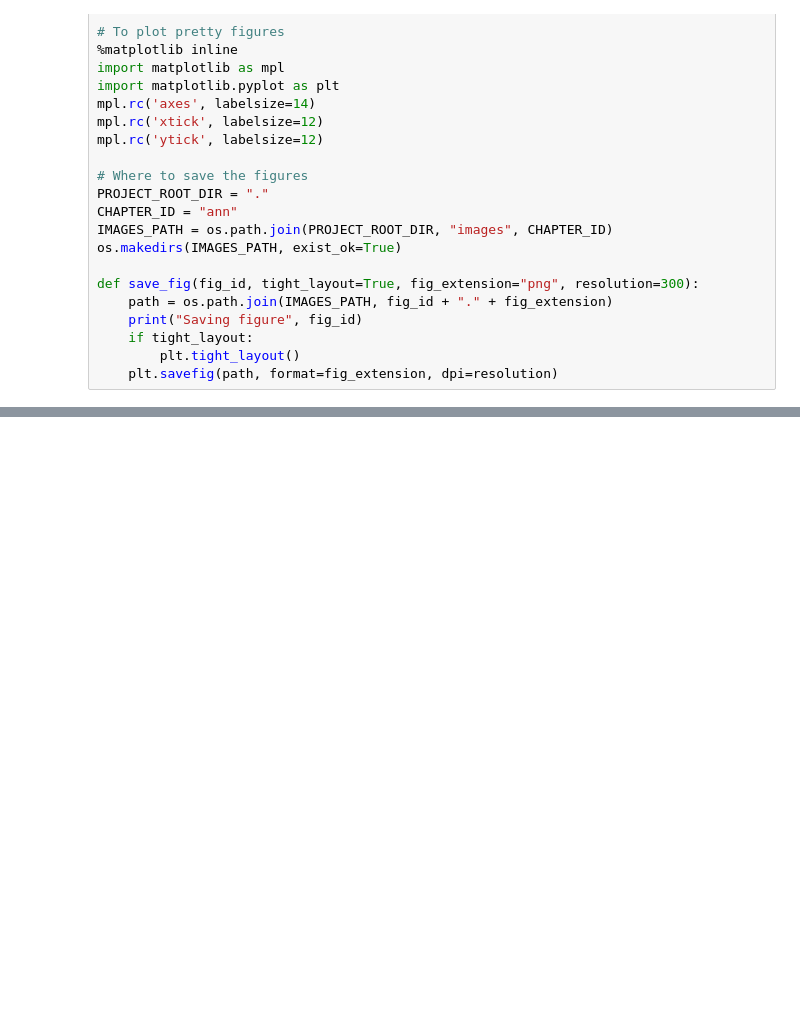
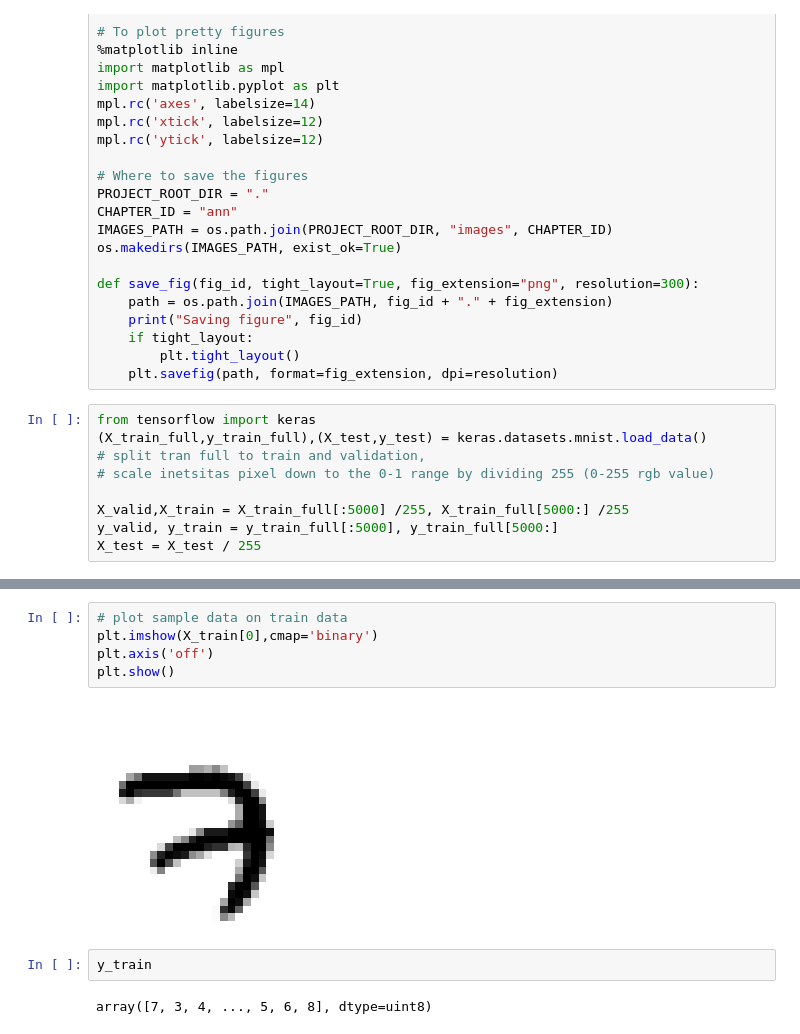
Before and after one commit to TeguhPermana666/Exercise-Deep-MLP-on-the-MNIST-dataset, a Jupyter notebook: Model.ipynb, the cells around one changed output, grey strips where cells are left out. Cells and saved outputs as stored; diff of their text form; blank space fills up the shorter version.

Commit message:
[Mnist Model]

```diff
--- a/Model.ipynb
+++ b/Model.ipynb
@@ -45,3 +45,12 @@ def save_fig(fig_id, tight_layout=True, fig_extension="png", resolution=300):
     if tight_layout:
         plt.tight_layout()
     plt.savefig(path, format=fig_extension, dpi=resolution)
+# %%
+from tensorflow import keras
+(X_train_full,y_train_full),(X_test,y_test) = keras.datasets.mnist.load_data()
+# split tran full to train and validation,
+# scale inetsitas pixel down to the 0-1 range by dividing 255 (0-255 rgb value)
+
+X_valid,X_train = X_train_full[:5000] /255, X_train_full[5000:] /255
+y_valid, y_train = y_train_full[:5000], y_train_full[5000:]
+X_test = X_test / 255
@@ -47,0 +73,11 @@ def save_fig(fig_id, tight_layout=True, fig_extension="png", resolution=300):
+# %%
+# plot sample data on train data
+plt.imshow(X_train[0],cmap='binary')
+plt.axis('off')
+plt.show()
+# %% [output]
+[figure, added]
+# %%
+y_train
+# %% [output]
+array([7, 3, 4, ..., 5, 6, 8], dtype=uint8)
```
Also changed, not shown: parts of 13 cells of this notebook, 10 other files.
